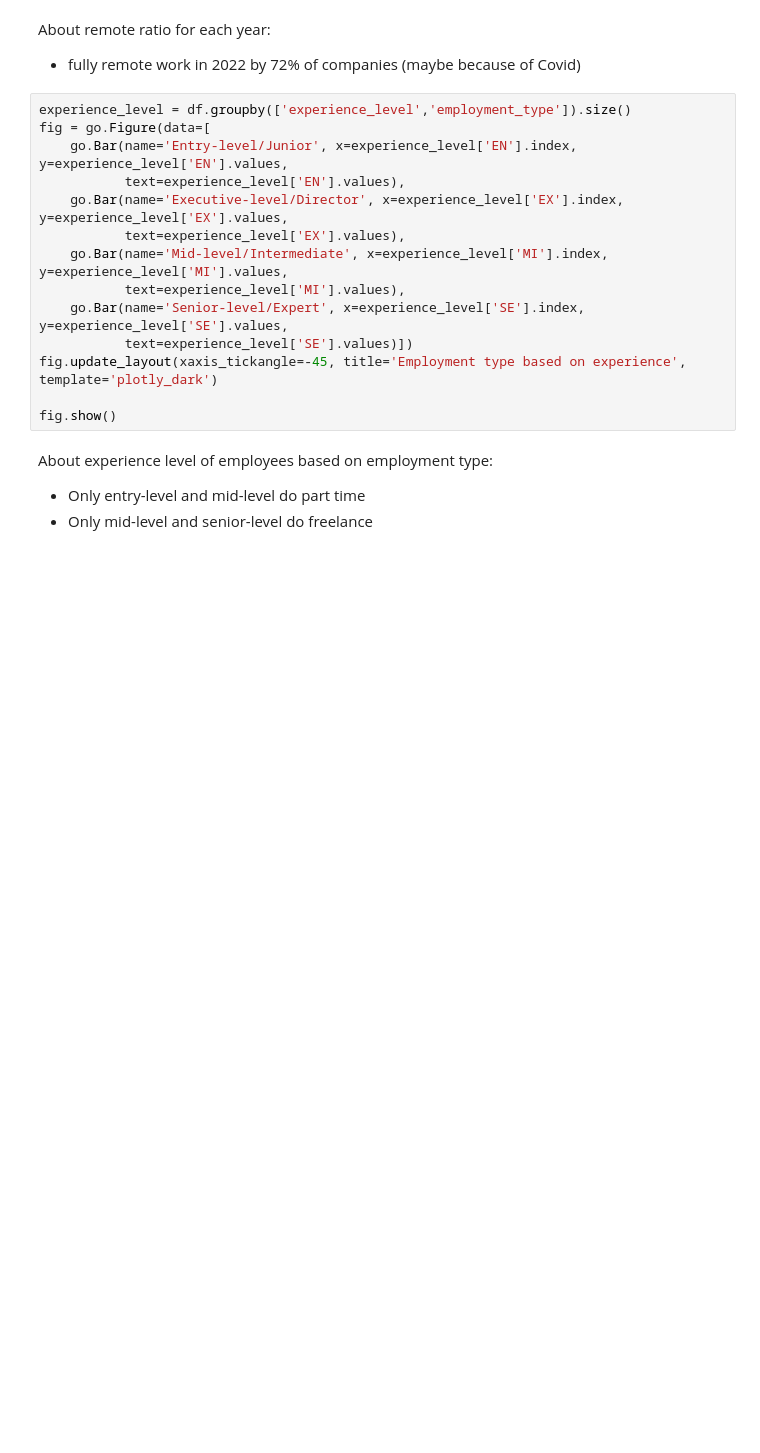
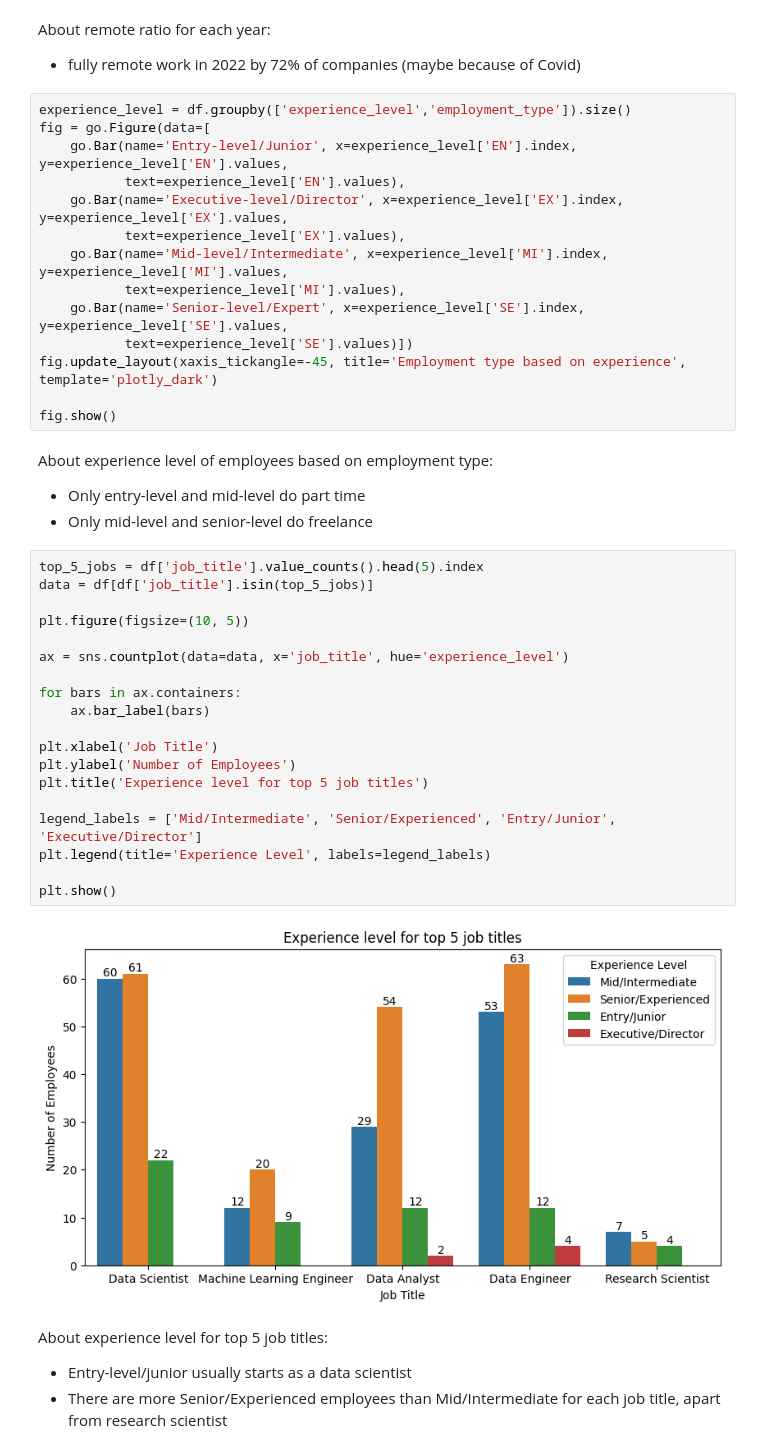
Before and after one commit to NacuAndrei/DataScience-JobSalaries, a Jupyter notebook: DataScienceSalaries.ipynb, the cells around one changed output. Saved outputs shown, nothing was run; the diff lists cells and outputs as text; blank space fills up the shorter version.

Commit message:
Analyzed top 5 job titles based on experience level of emplyees

```diff
--- a/DataScienceSalaries.ipynb
+++ b/DataScienceSalaries.ipynb
@@ -415,3 +415,28 @@ fig.show()
 About experience level of employees based on employment type:
  - Only entry-level and mid-level do part time
  - Only mid-level and senior-level do freelance
+# %%
+top_5_jobs = df['job_title'].value_counts().head(5).index
+data = df[df['job_title'].isin(top_5_jobs)]
+
+plt.figure(figsize=(10, 5))
+
+ax = sns.countplot(data=data, x='job_title', hue='experience_level')
+
+for bars in ax.containers:
+    ax.bar_label(bars)
+
+plt.xlabel('Job Title')
+plt.ylabel('Number of Employees')
+plt.title('Experience level for top 5 job titles')
+
+legend_labels = ['Mid/Intermediate', 'Senior/Experienced', 'Entry/Junior', 'Executive/Director']
+plt.legend(title='Experience Level', labels=legend_labels)
+
+plt.show()
+# %% [output]
+[figure, added]
+# %% [markdown]
+About experience level for top 5 job titles:
+- Entry-level/junior usually starts as a data scientist
+- There are more Senior/Experienced employees than Mid/Intermediate for each job title, apart from research scientist
```
Also changed, not shown: parts of 2 cells of this notebook.
